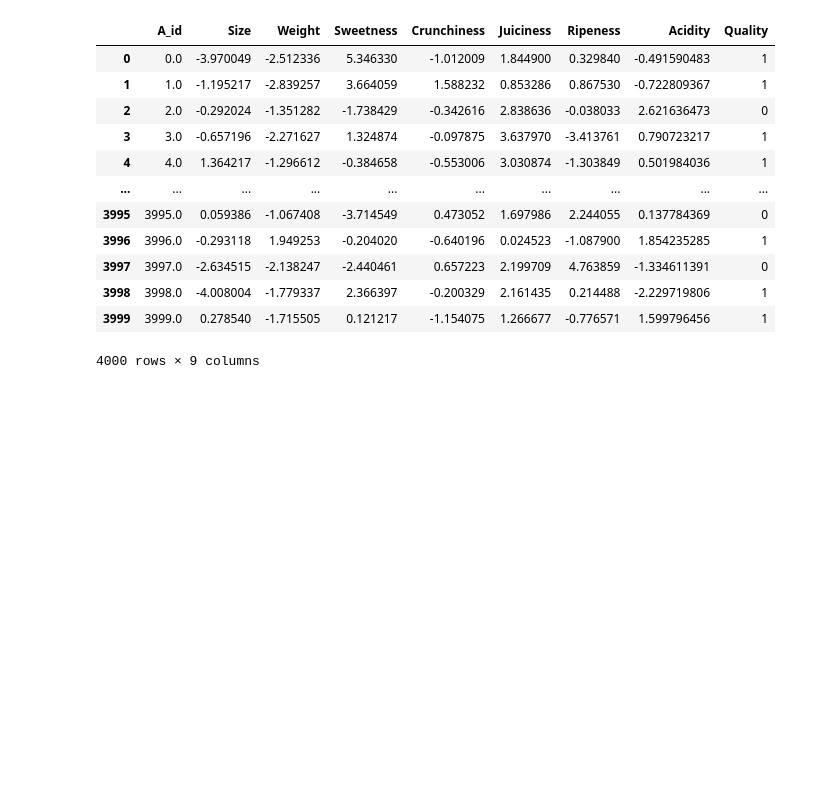
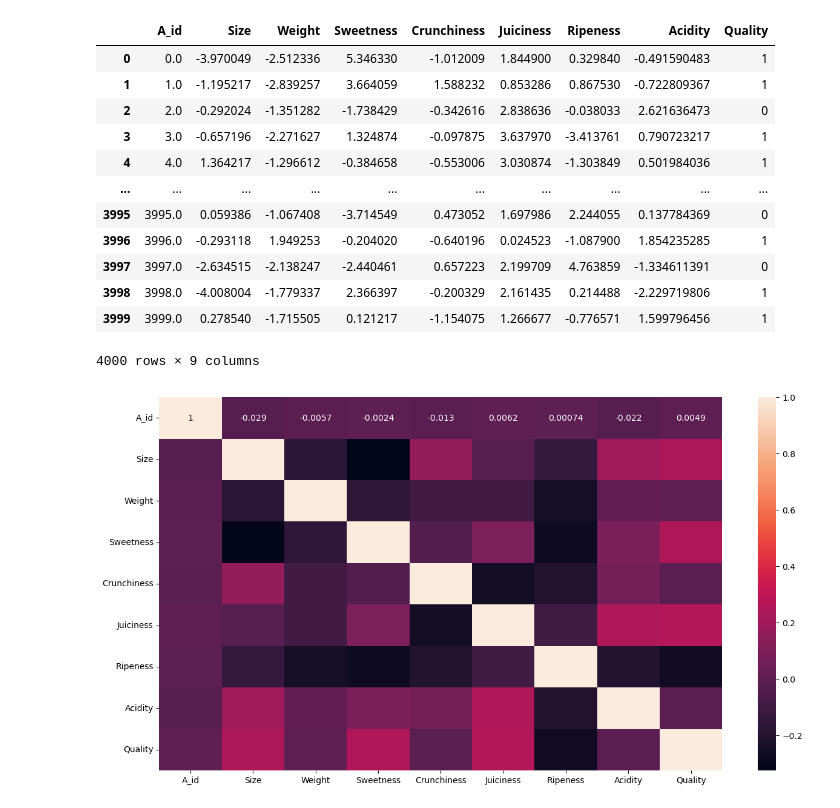
Before and after one commit to MaukanMir/Apple-Classifier, a Jupyter notebook: training.ipynb, the cells around one changed output. Drawn from its saved outputs; the diff is of its cells as text; code cells hidden in the pictures; blank space fills up the shorter version.

Commit message:
Added new heatmap

```diff
--- a/training.ipynb
+++ b/training.ipynb
@@ -94,3 +94,10 @@ df
 | 3998 | 3998.0 | -4.008004 | -1.779337 | 2.366397 | -0.200329 | 2.161435 | 0.214488 | -2.229719806 | 1 |
 | 3999 | 3999.0 | 0.278540 | -1.715505 | 0.121217 | -1.154075 | 1.266677 | -0.776571 | 1.599796456 | 1 |
 4000 rows × 9 columns
+# %%
+relations = df.corr()
+plt.figure(figsize=(15,8))
+sns.heatmap(relations, annot=True)
+plt.show()
+# %% [output]
+[figure, added]
```
